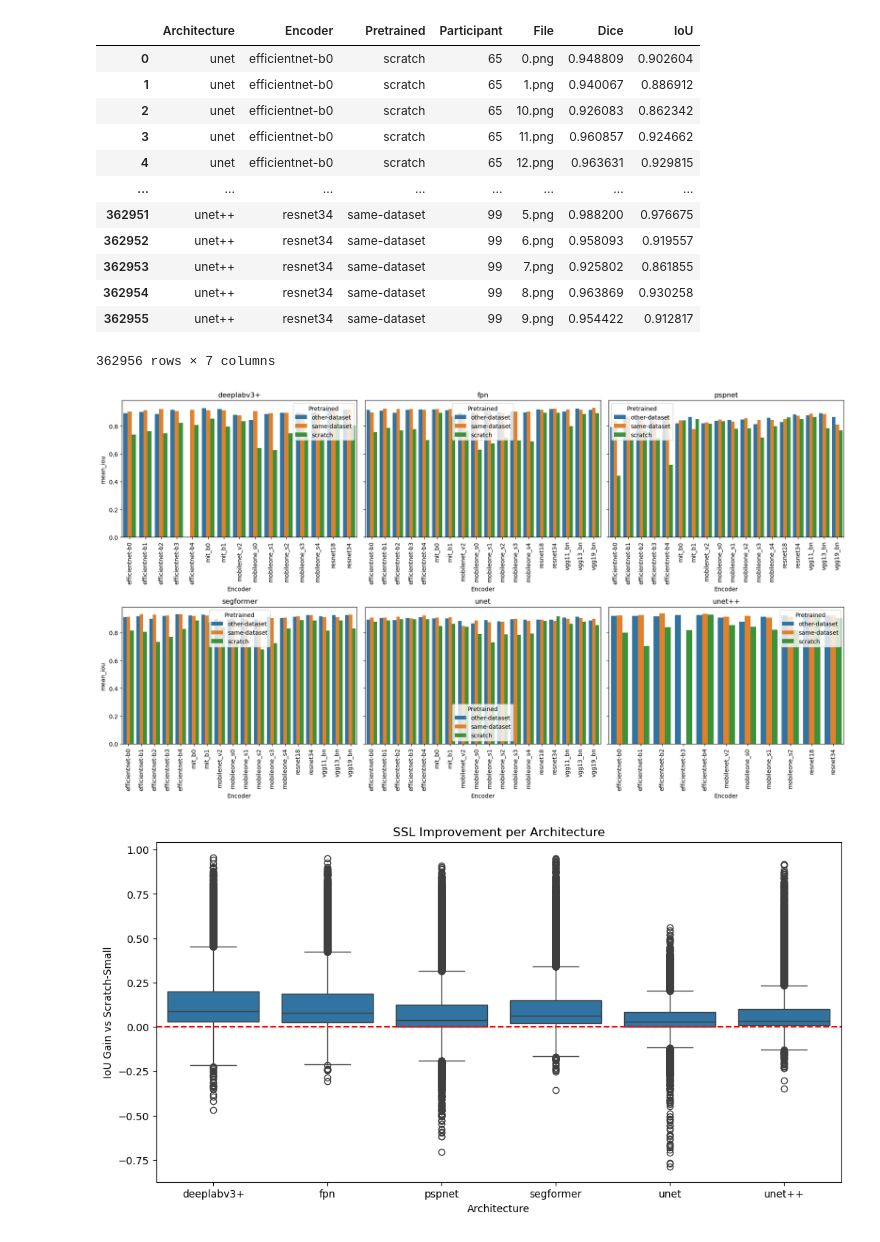
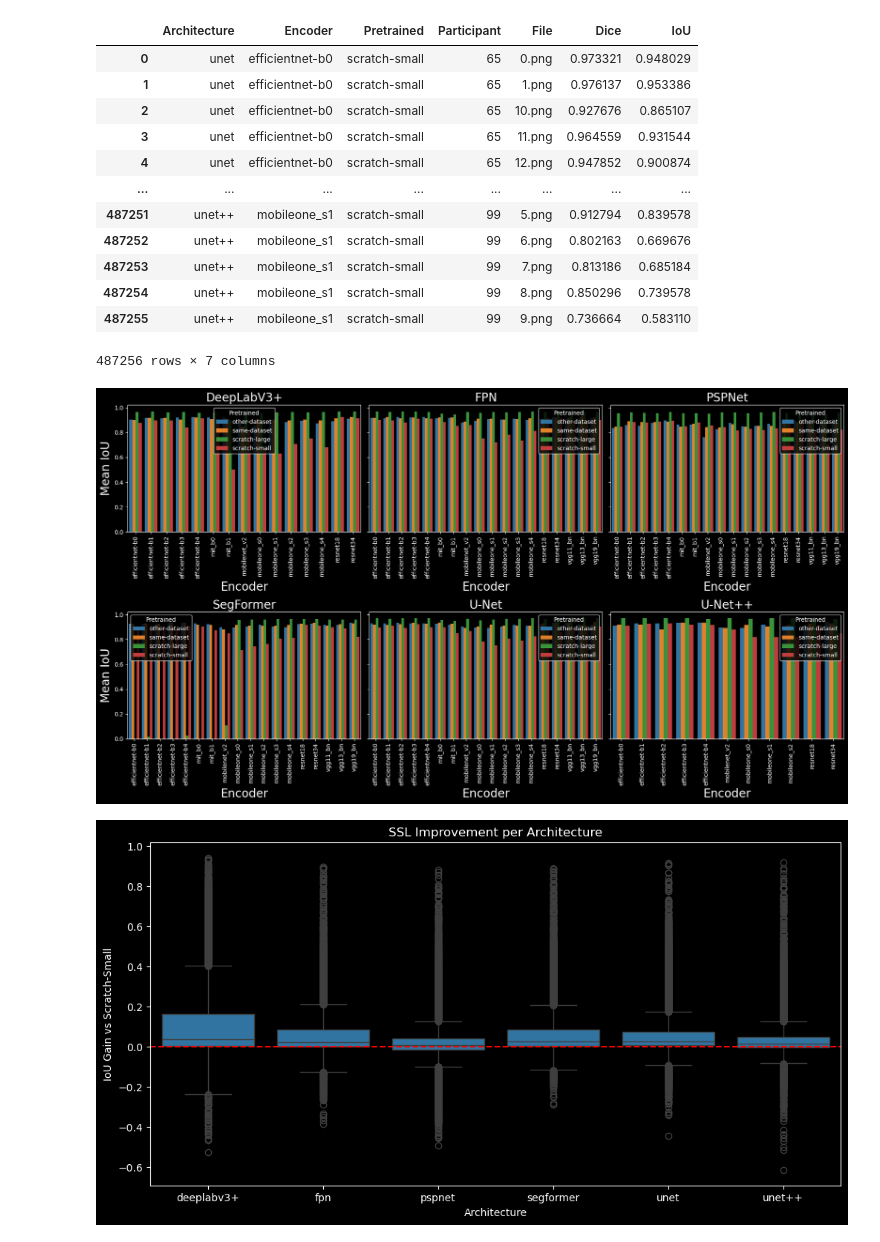
Before and after one commit to Arueris/Segmentation, a Jupyter notebook: metrics_per_image_analyze.ipynb, the cells around one changed output. Drawn from its saved outputs; the diff is of its cells as text; code cells hidden in the pictures.

```diff
--- a/metrics_per_image_analyze.ipynb
+++ b/metrics_per_image_analyze.ipynb
@@ -3,30 +3,42 @@ import pandas as pd
 import os
 from pathlib import Path
 
-experiment_logs_path = Path(r"logs\Experiment2and3")
+experiment_logs_path = Path(r"logs\AllScenarios")
 
 results_df = pd.read_csv(experiment_logs_path / "metrics_per_image.csv")
+# results_df = pd.read_csv(experiment_logs_path / "metrics_per_image_best_model.csv")
 
 results_df
 # %% [output]
 |  | Architecture | Encoder | Pretrained | Participant | File | Dice | IoU |
-| 0 | unet | efficientnet-b0 | scratch | 65 | 0.png | 0.948809 | 0.902604 |
-| 1 | unet | efficientnet-b0 | scratch | 65 | 1.png | 0.940067 | 0.886912 |
-| 2 | unet | efficientnet-b0 | scratch | 65 | 10.png | 0.926083 | 0.862342 |
-| 3 | unet | efficientnet-b0 | scratch | 65 | 11.png | 0.960857 | 0.924662 |
-| 4 | unet | efficientnet-b0 | scratch | 65 | 12.png | 0.963631 | 0.929815 |
+| 0 | unet | efficientnet-b0 | scratch-small | 65 | 0.png | 0.973321 | 0.948029 |
+| 1 | unet | efficientnet-b0 | scratch-small | 65 | 1.png | 0.976137 | 0.953386 |
+| 2 | unet | efficientnet-b0 | scratch-small | 65 | 10.png | 0.927676 | 0.865107 |
+| 3 | unet | efficientnet-b0 | scratch-small | 65 | 11.png | 0.964559 | 0.931544 |
+| 4 | unet | efficientnet-b0 | scratch-small | 65 | 12.png | 0.947852 | 0.900874 |
 | ... | ... | ... | ... | ... | ... | ... | ... |
-| 362951 | unet++ | resnet34 | same-dataset | 99 | 5.png | 0.988200 | 0.976675 |
-| 362952 | unet++ | resnet34 | same-dataset | 99 | 6.png | 0.958093 | 0.919557 |
-| 362953 | unet++ | resnet34 | same-dataset | 99 | 7.png | 0.925802 | 0.861855 |
-| 362954 | unet++ | resnet34 | same-dataset | 99 | 8.png | 0.963869 | 0.930258 |
-| 362955 | unet++ | resnet34 | same-dataset | 99 | 9.png | 0.954422 | 0.912817 |
+| 487251 | unet++ | mobileone_s1 | scratch-small | 99 | 5.png | 0.912794 | 0.839578 |
+| 487252 | unet++ | mobileone_s1 | scratch-small | 99 | 6.png | 0.802163 | 0.669676 |
+| 487253 | unet++ | mobileone_s1 | scratch-small | 99 | 7.png | 0.813186 | 0.685184 |
+| 487254 | unet++ | mobileone_s1 | scratch-small | 99 | 8.png | 0.850296 | 0.739578 |
+| 487255 | unet++ | mobileone_s1 | scratch-small | 99 | 9.png | 0.736664 | 0.583110 |
-362956 rows × 7 columns
+487256 rows × 7 columns
 # %%
 import pandas as pd
 import seaborn as sns
 import matplotlib.pyplot as plt
 import numpy as np
+
+plt.rcParams.update({
+    "figure.facecolor": "black",
+    "axes.facecolor": "black",
+    "savefig.facecolor": "black",
+    "text.color": "white",
+    "axes.labelcolor": "white",
+    "axes.edgecolor": "white",
+    "xtick.color": "white",
+    "ytick.color": "white",
+})
 
 plot_df = (
     results_df
@@ -39,6 +51,17 @@ plot_df = (
     .reset_index()
 )
 
+
+
+rename_architecture = {
+    "unet": "U-Net",
+    "deeplabv3+": "DeepLabV3+",
+    "fpn": "FPN",
+    "pspnet": "PSPNet",
+    "segformer": "SegFormer",
+    "unet++": "U-Net++",
+}
+
 plot_df["ci95"] = 1.96 * plot_df["std_iou"] / np.sqrt(plot_df["n"])
 
 architectures = plot_df["Architecture"].unique()
@@ -47,10 +70,15 @@ fig, axes = plt.subplots(
     nrows=2,
     ncols=3,
     figsize=(18, 10),
-    sharey=True
+    sharey=True,
+    facecolor="black"
 )
 
 axes = axes.flatten()
+
+plot_df.rename(columns={"mean_iou": "Mean IoU", "std_iou": "Std IoU", "n": "Count"}, inplace=True)
+
+fontsize = 20
 
 for ax, arch in zip(axes, architectures):
 
@@ -59,19 +87,31 @@ for ax, arch in zip(axes, architectures):
     sns.barplot(
         data=tmp,
         x="Encoder",
-        y="mean_iou",
+        y="Mean IoU",
         hue="Pretrained",
         ax=ax,
         errorbar=None
     )
 
-    ax.set_title(arch)
-    ax.tick_params(axis="x", rotation=90)
+    ax.set_title(rename_architecture.get(arch, arch), color="white", fontsize=fontsize)
+    ax.set_xlabel(ax.get_xlabel(), color="white", fontsize=fontsize)
+    ax.set_ylabel(ax.get_ylabel(), color="white", fontsize=fontsize)
+    ax.tick_params(axis="x", rotation=90, colors="white")
+    ax.tick_params(axis="y", colors="white")
+    ax.spines[:].set_color("white")
+
+    legend = ax.get_legend()
+    if legend is not None:
+        legend.get_frame().set_facecolor("black")
+        legend.get_frame().set_edgecolor("white")
+        for text in legend.get_texts():
+            text.set_color("white")
+        legend.get_title().set_color("white")
 
 plt.tight_layout()
 plt.show()
 # %% [output]
-[figure, old version]
+[figure, new version]
 # %%
 results_iou = results_df.pivot_table(
     index=["Architecture", "Encoder", "Participant", "File"],
@@ -81,37 +121,37 @@ results_iou = results_df.pivot_table(
 
 results_iou["gain_same"] = (
     results_iou["same-dataset"]
-    - results_iou["scratch"]
+    - results_iou["scratch-small"]
 )
 
 results_iou["gain_other"] = (
     results_iou["other-dataset"]
-    - results_iou["scratch"]
+    - results_iou["scratch-small"]
 )
 
 gains = results_iou.reset_index()
 
 fig, ax = plt.subplots(figsize=(12,6))
 
 sns.boxplot(
     data=gains,
     x="Architecture",
     y="gain_same",
     ax=ax
 )
 
 ax.axhline(
     0,
     color="red",
     linestyle="--"
 )
 
 ax.set_ylabel("IoU Gain vs Scratch-Small")
 ax.set_title("SSL Improvement per Architecture")
 
 plt.show()
 # %% [output]
-[figure, old version]
+[figure, new version]
 # %%
 summary = []
 
```
Also changed, not shown: parts of 11 cells of this notebook, 2 other files.
